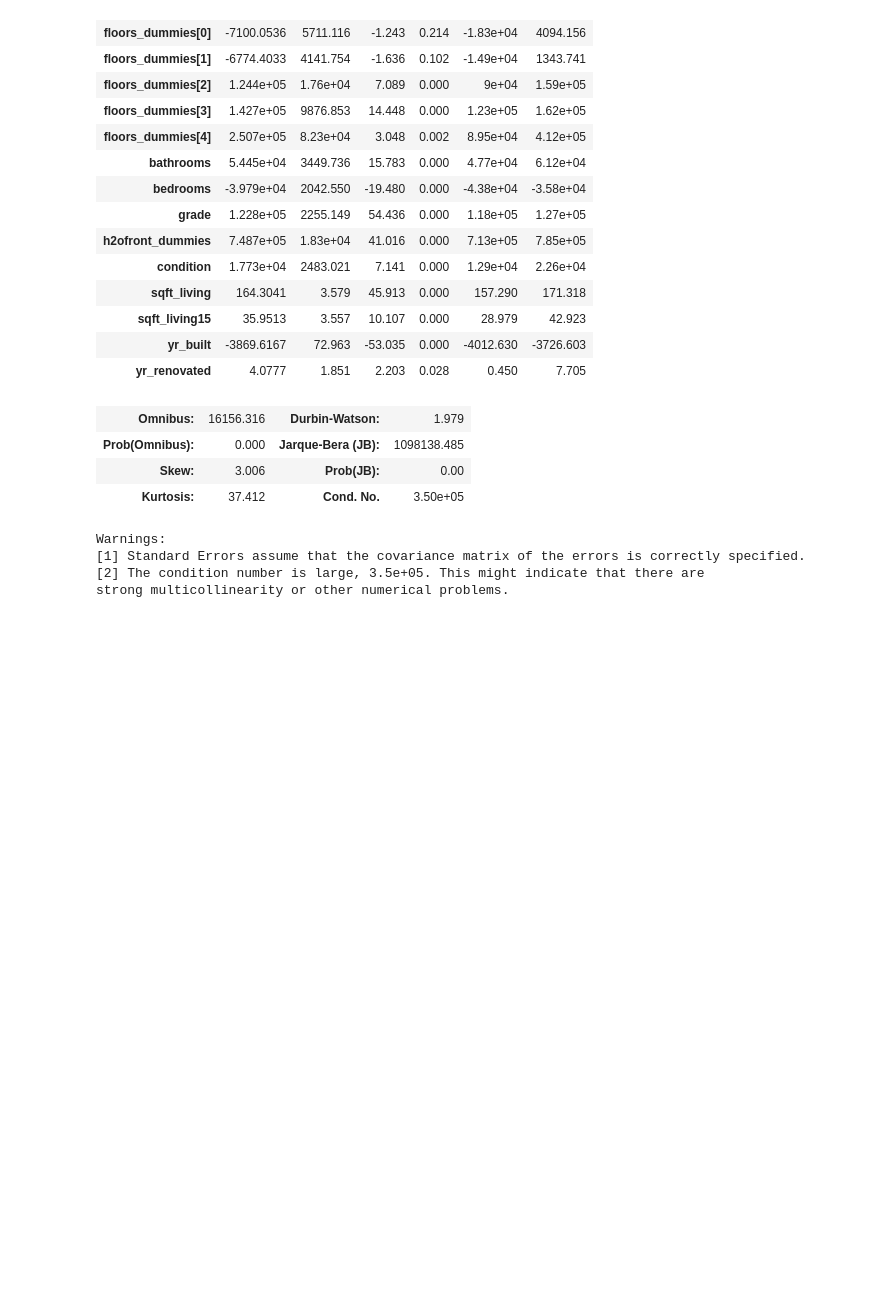
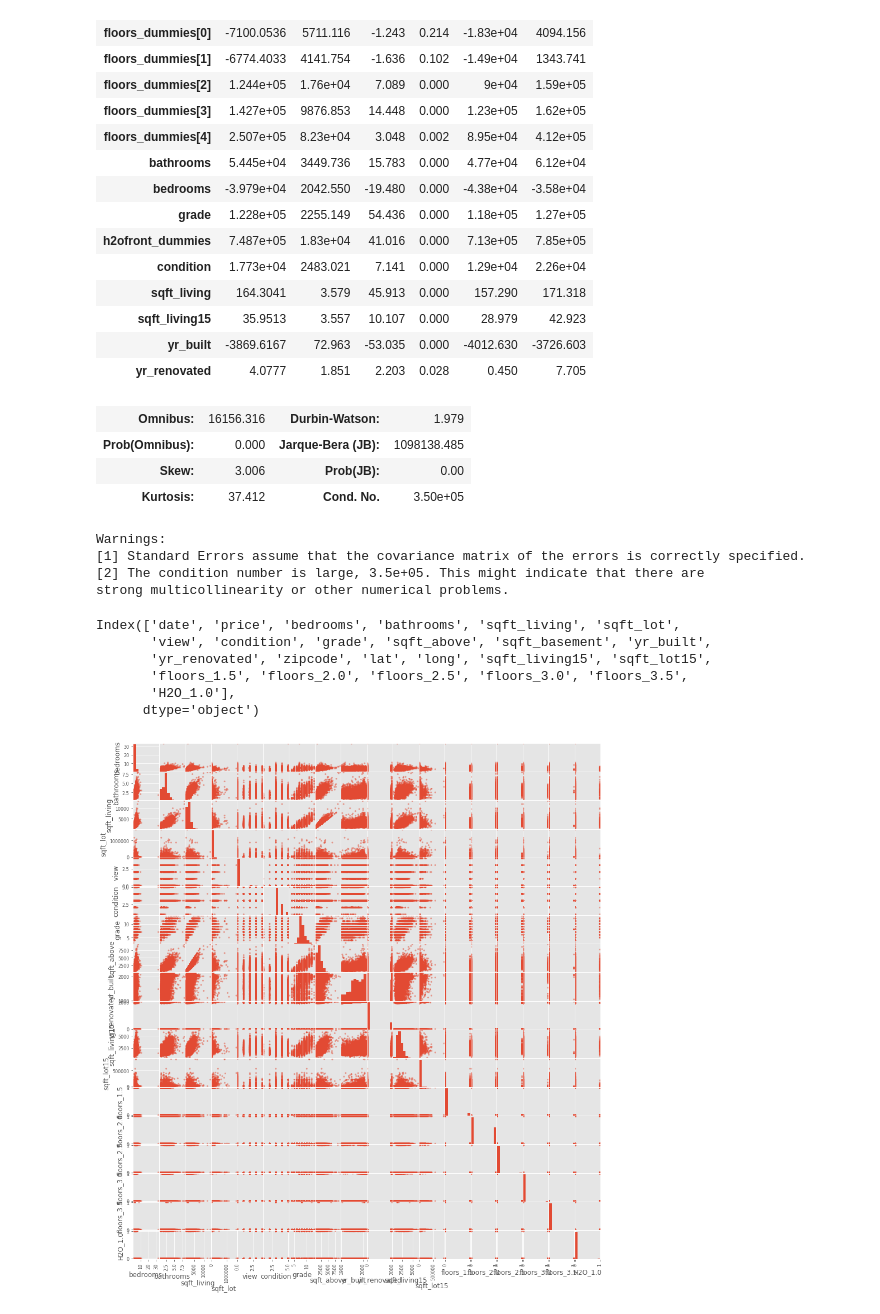
Before and after one commit to zhyde23/KC_Housing_Project, a Jupyter notebook: Mod2 Scratchbook.ipynb, the cells around one changed output. Drawn from its saved outputs; the diff is of its cells as text; code cells hidden in the pictures; blank space fills up the shorter version.

```diff
--- a/Mod2 Final Project.ipynb
+++ b/Mod2 Scratchbook.ipynb
@@ -668,3 +689,20 @@ Warnings:
 [1] Standard Errors assume that the covariance matrix of the errors is correctly specified.
 [2] The condition number is large, 3.5e+05. This might indicate that there are
 strong multicollinearity or other numerical problems.
+# %%
+data_dum.columns
+# %% [output]
+Index(['date', 'price', 'bedrooms', 'bathrooms', 'sqft_living', 'sqft_lot',
+       'view', 'condition', 'grade', 'sqft_above', 'sqft_basement', 'yr_built',
+       'yr_renovated', 'zipcode', 'lat', 'long', 'sqft_living15', 'sqft_lot15',
+       'floors_1.5', 'floors_2.0', 'floors_2.5', 'floors_3.0', 'floors_3.5',
+       'H2O_1.0'],
+      dtype='object')
+# %%
+pd.plotting.scatter_matrix(data_dum[['bedrooms', 'bathrooms', 'sqft_living', 'sqft_lot',
+       'view', 'condition', 'grade', 'sqft_above', 'sqft_basement', 'yr_built',
+       'yr_renovated', 'sqft_living15', 'sqft_lot15',
+       'floors_1.5', 'floors_2.0', 'floors_2.5', 'floors_3.0', 'floors_3.5',
+       'H2O_1.0']], figsize=(15,17));
+# %% [output]
+[figure, added]
```
Also changed, not shown: parts of 17 cells of this notebook, 1 other file.
